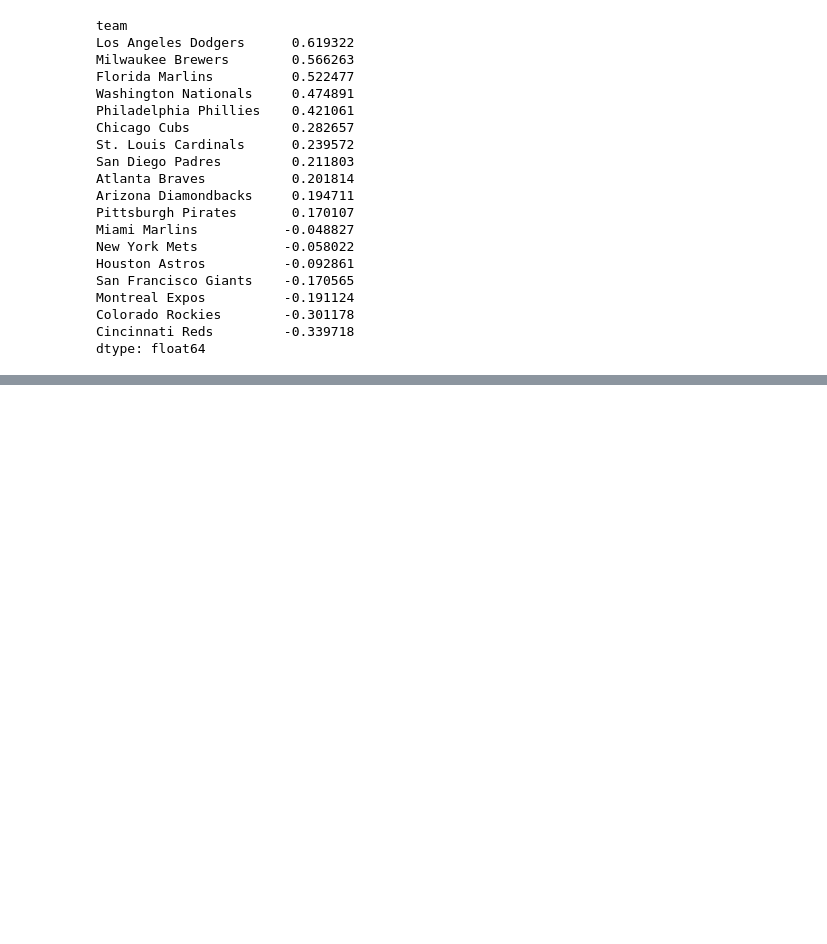
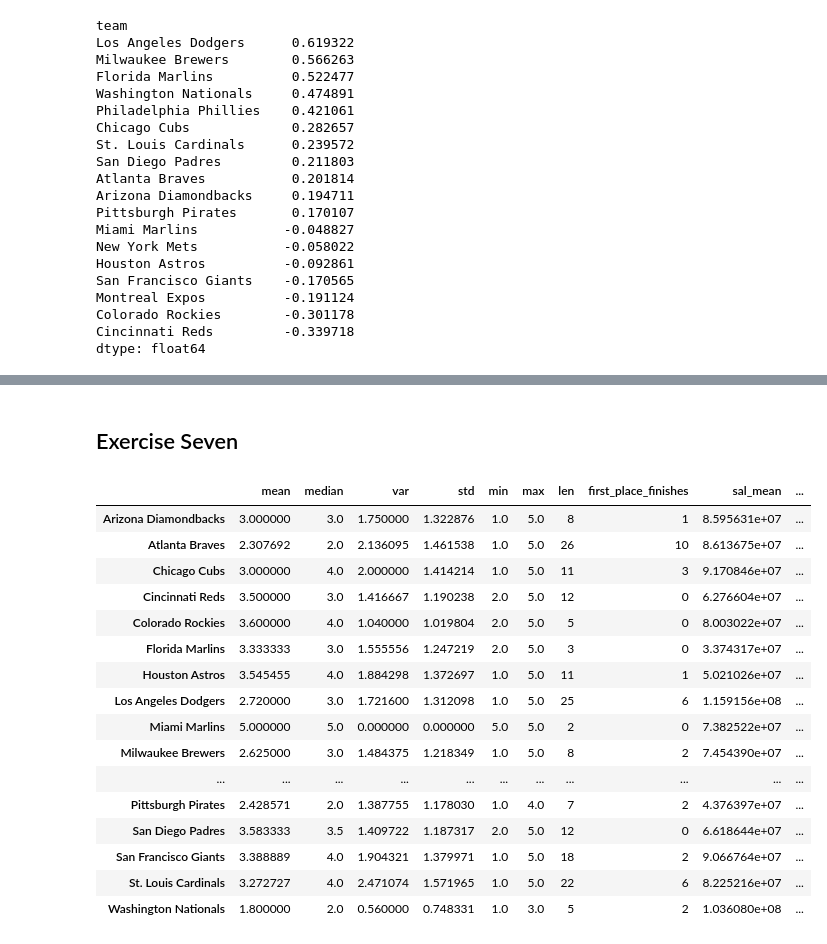
Before and after one commit to Charles-Roush/money-and-sports, a Jupyter notebook: analysis.ipynb, the cells around one changed output, grey strips where cells are left out. Drawn from its saved outputs; the diff is of its cells as text; code cells hidden in the pictures; blank space fills up the shorter version.

Commit message:
exercise six/seven

```diff
--- a/analysis.ipynb
+++ b/analysis.ipynb
@@ -108,0 +111,6 @@ dtype: float64
+# %%
+top5 = df.reset_index().query('rank_to_first <= 5').groupby('team')['rank_to_first'].apply(list)
+team_stats = {f'{name}': sl.get_basic_stats(data) for name, data in top5.items()}
+team_stats = pd.DataFrame.from_dict(team_stats, orient='index')
+team_stats['first_place_finishes'] = top5.apply(lambda x: x.count(1))
+top5
@@ -108,0 +138,27 @@ dtype: float64
+# %% [markdown]
+## Exercise Seven
+# %%
+team_stats['sal_mean'] = df.groupby('team')['salary'].mean()
+team_stats['sal_median'] = df.groupby('team')['salary'].median()
+team_stats['sal_min'] = df.groupby('team')['salary'].min()
+team_stats['sal_max'] = df.groupby('team')['salary'].max()
+team_stats['corr'] = [sl.get_correlation(w_pct, salary) for w_pct, salary in zip(df.groupby('team')['salary'].apply(list), df.groupby('team')['w_pct'].apply(list))]
+team_stats
+# %% [output]
+|  | mean | median | var | std | min | max | len | first_place_finishes | sal_mean | ... |
+| Arizona Diamondbacks | 3.000000 | 3.0 | 1.750000 | 1.322876 | 1.0 | 5.0 | 8 | 1 | 8.595631e+07 | ... |
+| Atlanta Braves | 2.307692 | 2.0 | 2.136095 | 1.461538 | 1.0 | 5.0 | 26 | 10 | 8.613675e+07 | ... |
+| Chicago Cubs | 3.000000 | 4.0 | 2.000000 | 1.414214 | 1.0 | 5.0 | 11 | 3 | 9.170846e+07 | ... |
+| Cincinnati Reds | 3.500000 | 3.0 | 1.416667 | 1.190238 | 2.0 | 5.0 | 12 | 0 | 6.276604e+07 | ... |
+| Colorado Rockies | 3.600000 | 4.0 | 1.040000 | 1.019804 | 2.0 | 5.0 | 5 | 0 | 8.003022e+07 | ... |
+| Florida Marlins | 3.333333 | 3.0 | 1.555556 | 1.247219 | 2.0 | 5.0 | 3 | 0 | 3.374317e+07 | ... |
+| Houston Astros | 3.545455 | 4.0 | 1.884298 | 1.372697 | 1.0 | 5.0 | 11 | 1 | 5.021026e+07 | ... |
+| Los Angeles Dodgers | 2.720000 | 3.0 | 1.721600 | 1.312098 | 1.0 | 5.0 | 25 | 6 | 1.159156e+08 | ... |
+| Miami Marlins | 5.000000 | 5.0 | 0.000000 | 0.000000 | 5.0 | 5.0 | 2 | 0 | 7.382522e+07 | ... |
+| Milwaukee Brewers | 2.625000 | 3.0 | 1.484375 | 1.218349 | 1.0 | 5.0 | 8 | 2 | 7.454390e+07 | ... |
+| ... | ... | ... | ... | ... | ... | ... | ... | ... | ... | ... |
+| Pittsburgh Pirates | 2.428571 | 2.0 | 1.387755 | 1.178030 | 1.0 | 4.0 | 7 | 2 | 4.376397e+07 | ... |
+| San Diego Padres | 3.583333 | 3.5 | 1.409722 | 1.187317 | 2.0 | 5.0 | 12 | 0 | 6.618644e+07 | ... |
+| San Francisco Giants | 3.388889 | 4.0 | 1.904321 | 1.379971 | 1.0 | 5.0 | 18 | 2 | 9.066764e+07 | ... |
+| St. Louis Cardinals | 3.272727 | 4.0 | 2.471074 | 1.571965 | 1.0 | 5.0 | 22 | 6 | 8.225216e+07 | ... |
+| Washington Nationals | 1.800000 | 2.0 | 0.560000 | 0.748331 | 1.0 | 3.0 | 5 | 2 | 1.036080e+08 | ... |
```
Also changed, not shown: parts of 4 cells of this notebook, 1 other file.
